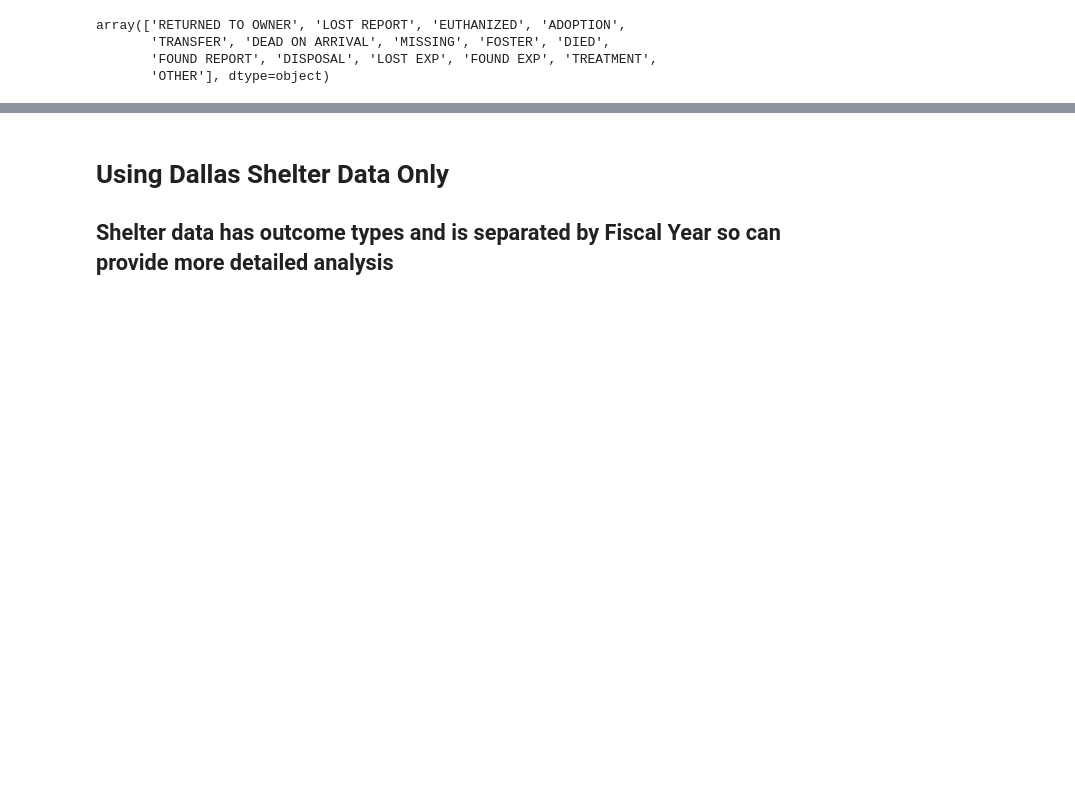
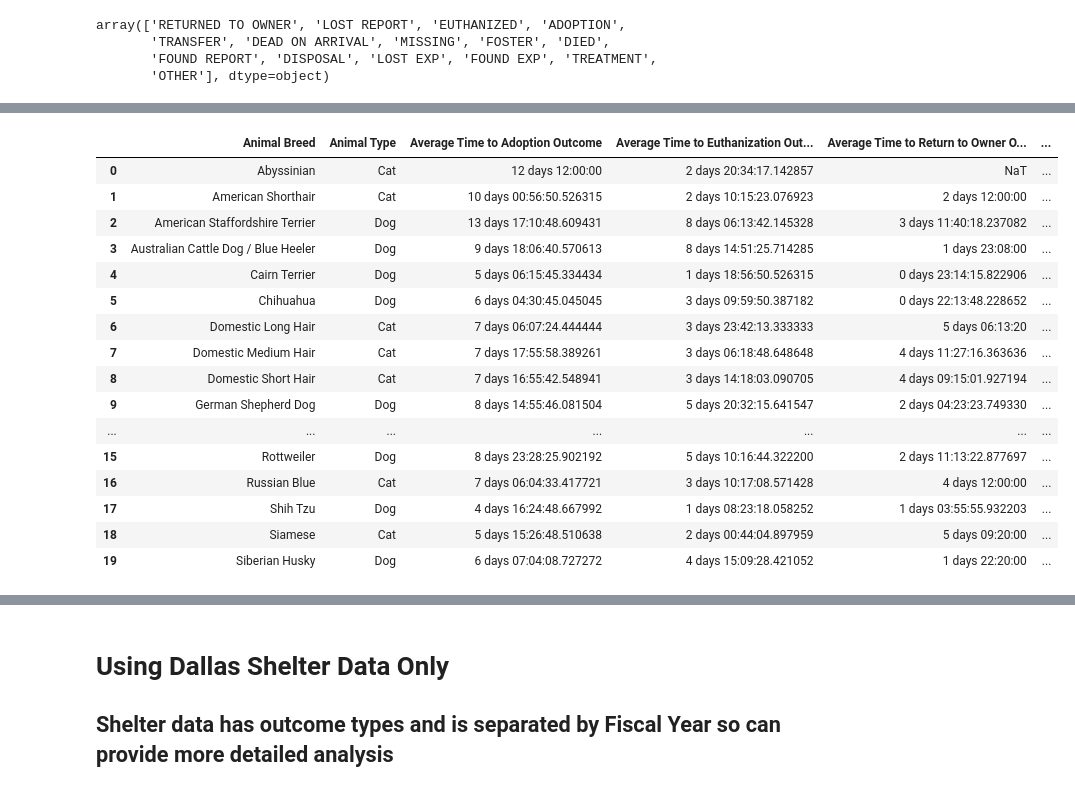
Before and after one commit to jconcha56429/Project1, a Jupyter notebook: TimeAnalysis.ipynb, the cells around one changed output, grey strips where cells are left out. Drawn from its saved outputs; the diff is of its cells as text; code cells hidden in the pictures; blank space fills up the shorter version.

```diff
--- a/TimeAnalysis.ipynb
+++ b/TimeAnalysis.ipynb
@@ -424,0 +407,33 @@ plt.show()
+# %%
+time_summary = pd.DataFrame({"Average Time to Adoption Outcome": avg_time_adopt,
+                               "Average Time to Euthanization Outcome": avg_time_euth,
+                               "Average Time to Return to Owner Outcome": avg_time_return,
+                               "Average Time to Died at Shelter Outcome": avg_time_died,
+                               "Average Time to Foster Outcome": avg_time_foster,
+                               "Average Time to Treatment Outcome": avg_time_treat,
+                               "Average Time to Transfer Outcome": avg_time_transfer,
+                               "Average Time to Missing Outcome": avg_time_missing})
+
+
+time_summary.reset_index(inplace=True)
+time_summary = time_summary.rename(columns = {'index': 'Animal Breed'})
+
+time_summary
+# %% [output]
+|  | Animal Breed | Animal Type | Average Time to Adoption Outcome | Average Time to Euthanization Out... | Average Time to Return to Owner O... | ... |
+| 0 | Abyssinian | Cat | 12 days 12:00:00 | 2 days 20:34:17.142857 | NaT | ... |
+| 1 | American Shorthair | Cat | 10 days 00:56:50.526315 | 2 days 10:15:23.076923 | 2 days 12:00:00 | ... |
+| 2 | American Staffordshire Terrier | Dog | 13 days 17:10:48.609431 | 8 days 06:13:42.145328 | 3 days 11:40:18.237082 | ... |
+| 3 | Australian Cattle Dog / Blue Heeler | Dog | 9 days 18:06:40.570613 | 8 days 14:51:25.714285 | 1 days 23:08:00 | ... |
+| 4 | Cairn Terrier | Dog | 5 days 06:15:45.334434 | 1 days 18:56:50.526315 | 0 days 23:14:15.822906 | ... |
+| 5 | Chihuahua | Dog | 6 days 04:30:45.045045 | 3 days 09:59:50.387182 | 0 days 22:13:48.228652 | ... |
+| 6 | Domestic Long Hair | Cat | 7 days 06:07:24.444444 | 3 days 23:42:13.333333 | 5 days 06:13:20 | ... |
+| 7 | Domestic Medium Hair | Cat | 7 days 17:55:58.389261 | 3 days 06:18:48.648648 | 4 days 11:27:16.363636 | ... |
+| 8 | Domestic Short Hair | Cat | 7 days 16:55:42.548941 | 3 days 14:18:03.090705 | 4 days 09:15:01.927194 | ... |
+| 9 | German Shepherd Dog | Dog | 8 days 14:55:46.081504 | 5 days 20:32:15.641547 | 2 days 04:23:23.749330 | ... |
+| ... | ... | ... | ... | ... | ... | ... |
+| 15 | Rottweiler | Dog | 8 days 23:28:25.902192 | 5 days 10:16:44.322200 | 2 days 11:13:22.877697 | ... |
+| 16 | Russian Blue | Cat | 7 days 06:04:33.417721 | 3 days 10:17:08.571428 | 4 days 12:00:00 | ... |
+| 17 | Shih Tzu | Dog | 4 days 16:24:48.667992 | 1 days 08:23:18.058252 | 1 days 03:55:55.932203 | ... |
+| 18 | Siamese | Cat | 5 days 15:26:48.510638 | 2 days 00:44:04.897959 | 5 days 09:20:00 | ... |
+| 19 | Siberian Husky | Dog | 6 days 07:04:08.727272 | 4 days 15:09:28.421052 | 1 days 22:20:00 | ... |
```
Also changed, not shown: parts of 15 cells of this notebook.
